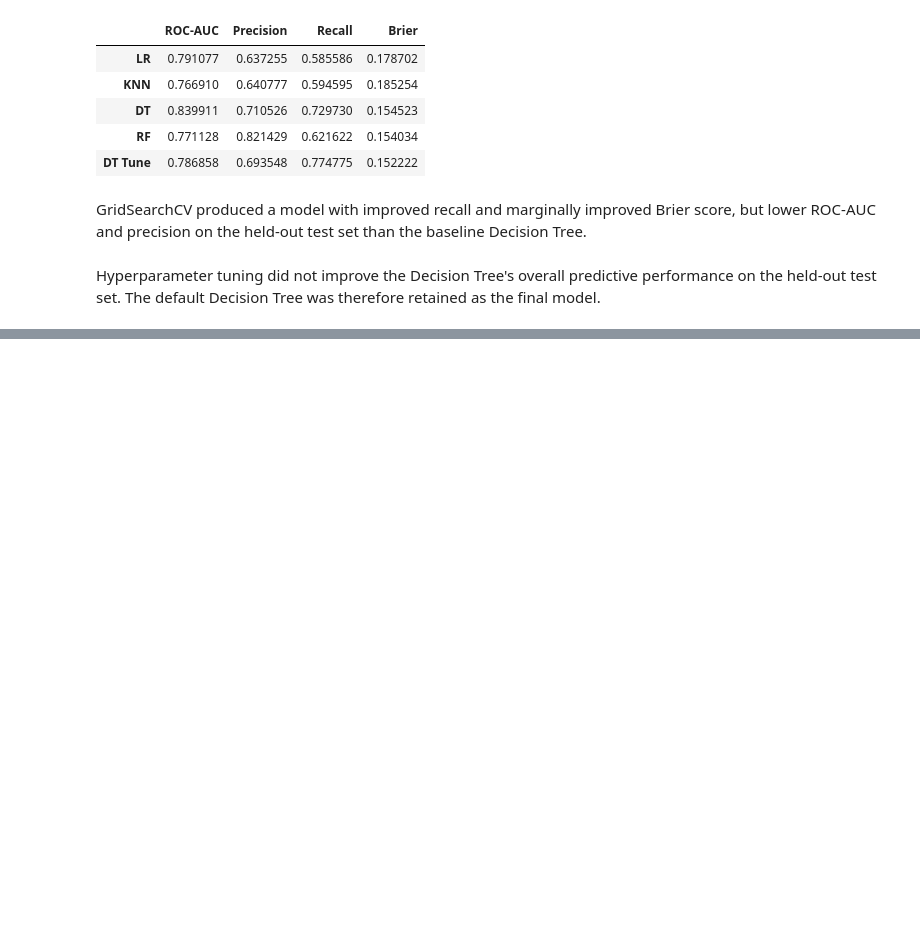
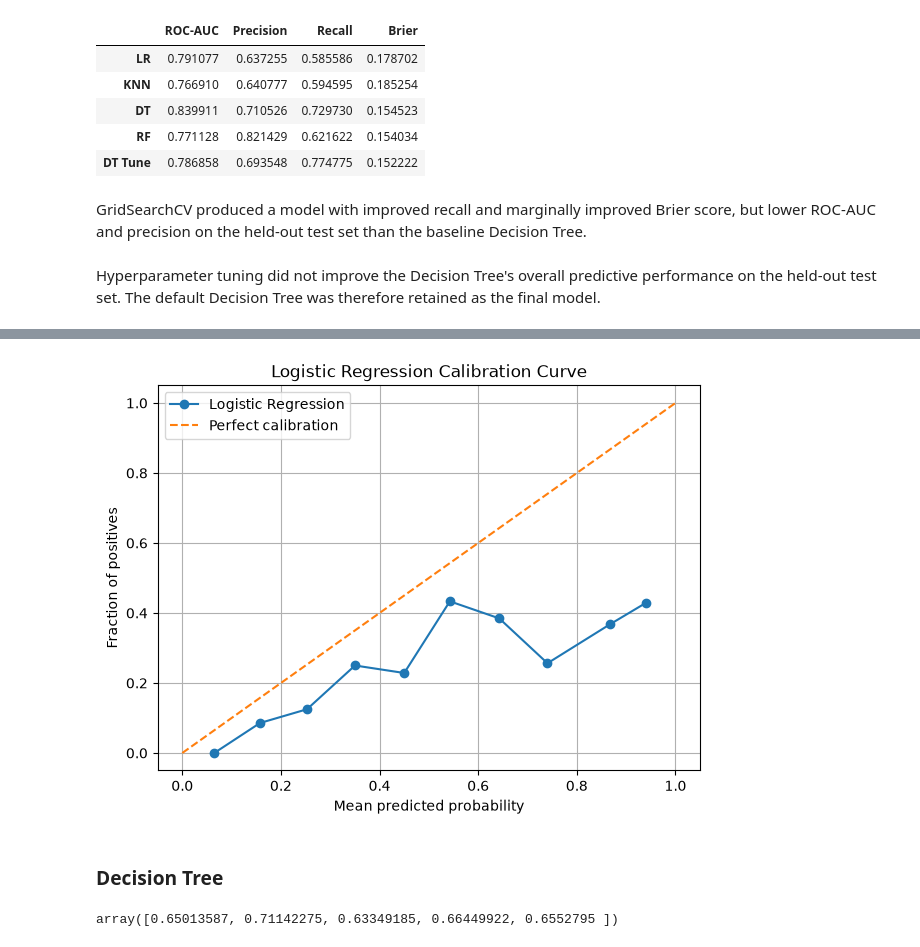
Before and after one commit to ayansuvra/MTE-Analytics-Project, a Jupyter notebook: notebooks/04_modeling_dropoff_and_completion.ipynb, the cells around one changed output, grey strips where cells are left out. Saved outputs shown, nothing was run; the diff lists cells and outputs as text; code cells hidden in the pictures; blank space fills up the shorter version.

```diff
--- a/notebooks/04_modeling_dropoff_and_completion.ipynb
+++ b/notebooks/04_modeling_dropoff_and_completion.ipynb
@@ -510,0 +603,38 @@ Hyperparameter tuning did not improve the Decision Tree's overall predictive per
+# %%
+prob_true_lr, prob_pred_lr = calibration_curve(
+    Y_test,
+    Y_prob_lr,
+    n_bins=10
+)
+
+plt.figure(figsize=(7, 5))
+plt.plot(prob_pred_lr, prob_true_lr, marker="o", label="Logistic Regression")
+plt.plot([0, 1], [0, 1], linestyle="--", label="Perfect calibration")
+
+plt.xlabel("Mean predicted probability")
+plt.ylabel("Fraction of positives")
+plt.title("Logistic Regression Calibration Curve")
+
+plt.grid()
+plt.legend()
+plt.show()
+# %% [output]
+[figure, added]
+# %% [markdown]
+### Decision Tree
+# %%
+dt_pipeline = Pipeline([
+    ("preprocessor", preprocessor),
+    ("model", DecisionTreeClassifier(
+        random_state=149,
+        max_depth=5,
+        class_weight='balanced'
+    ))
+])
+
+skfold_dt = StratifiedKFold(n_splits=5, shuffle=True, random_state=12)
+
+roc_score_dt = cross_val_score(dt_pipeline, X_train, Y_train, cv=skfold_dt, scoring='roc_auc', n_jobs=-1)
+roc_score_dt
+# %% [output]
+array([0.65013587, 0.71142275, 0.63349185, 0.66449922, 0.6552795 ])
```
Also changed, not shown: parts of 28 cells of this notebook.
